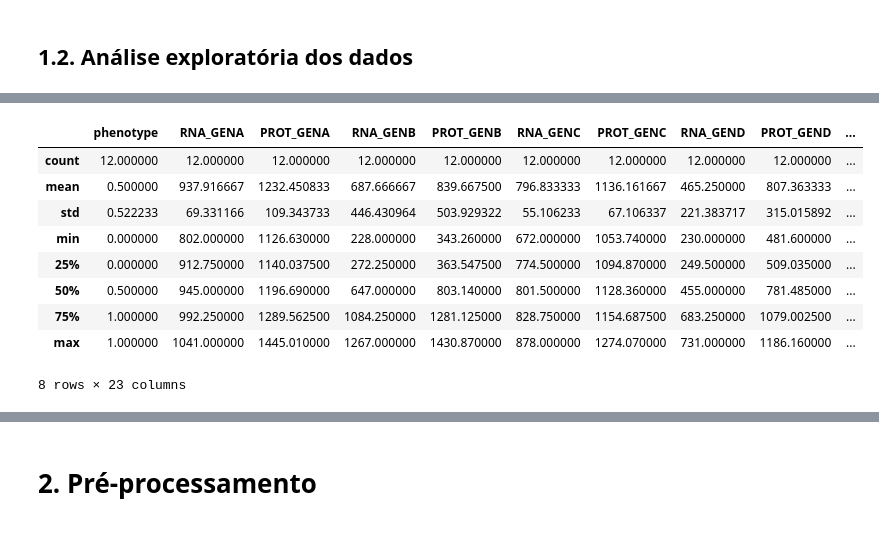
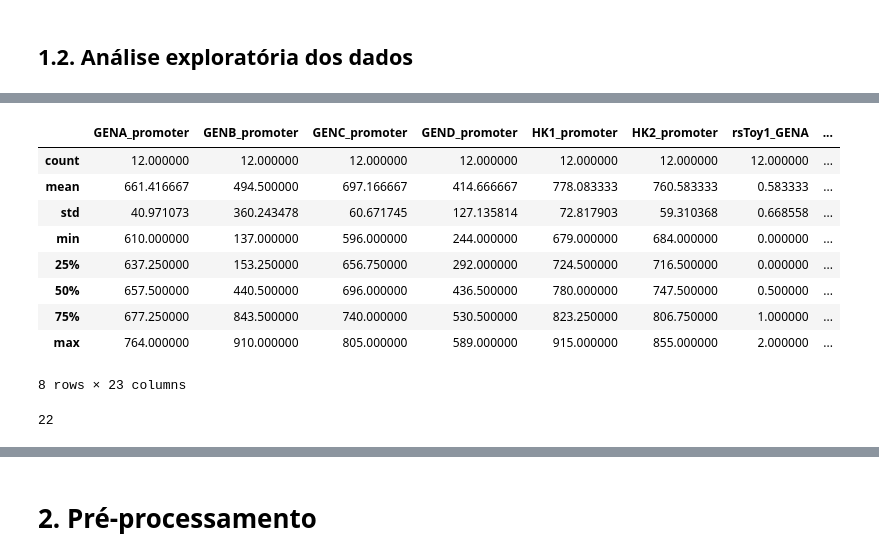
Before and after one commit to hellsdeur/multiomic, a Jupyter notebook: main.ipynb, the cells around one changed output, grey strips where cells are left out. Saved outputs shown, nothing was run; the diff lists cells and outputs as text; code cells hidden in the pictures.

```diff
--- a/main.ipynb
+++ b/main.ipynb
@@ -141,0 +162,3 @@ df_rna
+# %%
+df_multiomic = pd.read_csv("data/tables/multiomics_ML_ready.csv")
+df_multiomic
@@ -141,0 +180,16 @@ df_rna
+# %%
+multiomic_columns = set(df_multiomic.columns.tolist())
+integrated_columns = set(df.columns.tolist())
+# %%
+mapping_cols = {}
+
+for col in multiomic_columns:
+    multiomic_values = df_multiomic[col].to_list()
+    for col2 in integrated_columns:
+        integrated_values = df[col2].to_list()
+        if multiomic_values == integrated_values:
+            mapping_cols[col] = col2
+            break
+        mapping_cols[col] = "No match"
+
+mapping_cols
@@ -141,0 +218,3 @@ df_rna
+# %%
+df = df.drop(columns=[col for col in df.columns if col not in mapping_cols.values()])
+df
@@ -170,13 +251,18 @@ df_multiomics
 # %%
-df_multiomics.describe()
+df.describe()
 # %% [output]
-|  | phenotype | RNA_GENA | PROT_GENA | RNA_GENB | PROT_GENB | RNA_GENC | PROT_GENC | RNA_GEND | PROT_GEND | ... |
-| count | 12.000000 | 12.000000 | 12.000000 | 12.000000 | 12.000000 | 12.000000 | 12.000000 | 12.000000 | 12.000000 | ... |
-| mean | 0.500000 | 937.916667 | 1232.450833 | 687.666667 | 839.667500 | 796.833333 | 1136.161667 | 465.250000 | 807.363333 | ... |
-| std | 0.522233 | 69.331166 | 109.343733 | 446.430964 | 503.929322 | 55.106233 | 67.106337 | 221.383717 | 315.015892 | ... |
-| min | 0.000000 | 802.000000 | 1126.630000 | 228.000000 | 343.260000 | 672.000000 | 1053.740000 | 230.000000 | 481.600000 | ... |
-| 25% | 0.000000 | 912.750000 | 1140.037500 | 272.250000 | 363.547500 | 774.500000 | 1094.870000 | 249.500000 | 509.035000 | ... |
-| 50% | 0.500000 | 945.000000 | 1196.690000 | 647.000000 | 803.140000 | 801.500000 | 1128.360000 | 455.000000 | 781.485000 | ... |
-| 75% | 1.000000 | 992.250000 | 1289.562500 | 1084.250000 | 1281.125000 | 828.750000 | 1154.687500 | 683.250000 | 1079.002500 | ... |
-| max | 1.000000 | 1041.000000 | 1445.010000 | 1267.000000 | 1430.870000 | 878.000000 | 1274.070000 | 731.000000 | 1186.160000 | ... |
+|  | GENA_promoter | GENB_promoter | GENC_promoter | GEND_promoter | HK1_promoter | HK2_promoter | rsToy1_GENA | ... |
+| count | 12.000000 | 12.000000 | 12.000000 | 12.000000 | 12.000000 | 12.000000 | 12.000000 | ... |
+| mean | 661.416667 | 494.500000 | 697.166667 | 414.666667 | 778.083333 | 760.583333 | 0.583333 | ... |
+| std | 40.971073 | 360.243478 | 60.671745 | 127.135814 | 72.817903 | 59.310368 | 0.668558 | ... |
+| min | 610.000000 | 137.000000 | 596.000000 | 244.000000 | 679.000000 | 684.000000 | 0.000000 | ... |
+| 25% | 637.250000 | 153.250000 | 656.750000 | 292.000000 | 724.500000 | 716.500000 | 0.000000 | ... |
+| 50% | 657.500000 | 440.500000 | 696.000000 | 436.500000 | 780.000000 | 747.500000 | 0.500000 | ... |
+| 75% | 677.250000 | 843.500000 | 740.000000 | 530.500000 | 823.250000 | 806.750000 | 1.000000 | ... |
+| max | 764.000000 | 910.000000 | 805.000000 | 589.000000 | 915.000000 | 855.000000 | 2.000000 | ... |
 8 rows × 23 columns
+# %%
+n_subfigures = len(df.columns) - 4
+n_subfigures
+# %% [output]
+22
```
Also changed, not shown: parts of 15 cells of this notebook.
